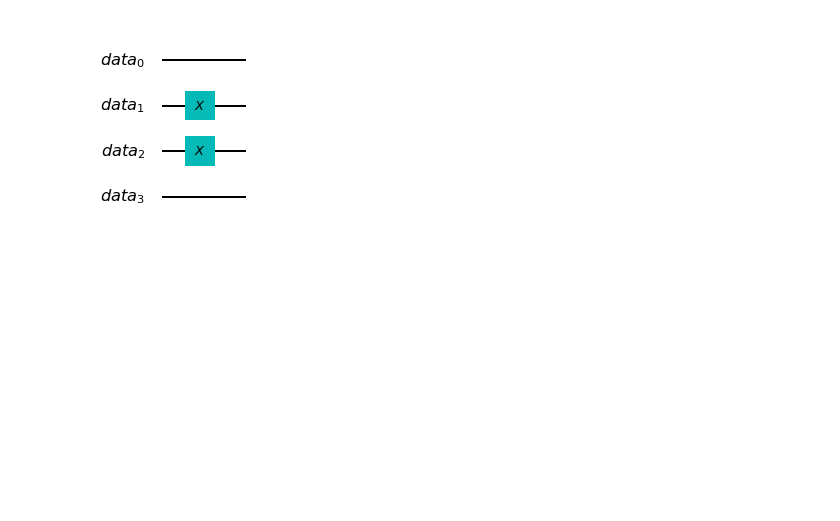
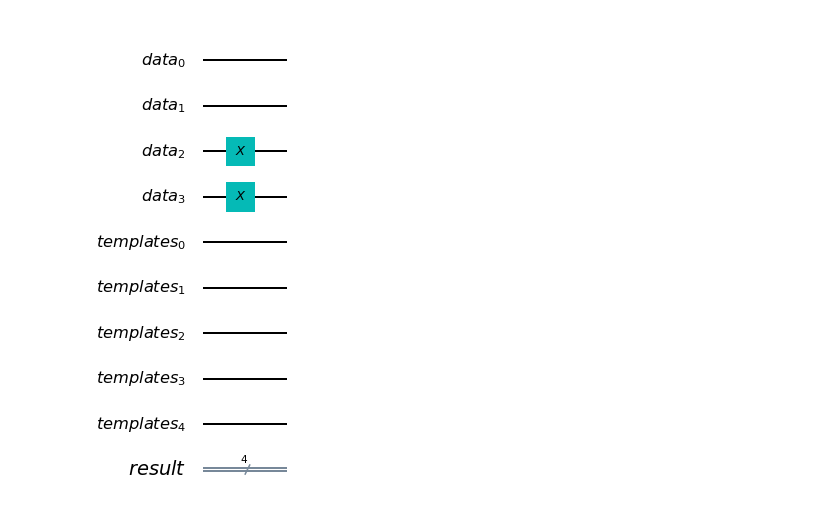
Before and after one commit to Fergus-Hayes/quantum-matched-filter, a Jupyter notebook: qiskit/Untitled3.ipynb, the cells around one changed output. Drawn from its saved outputs; the diff is of its cells as text; code cells hidden in the pictures; blank space fills up the shorter version.

```diff
--- a/qiskit/Untitled3.ipynb
+++ b/qiskit/Untitled3.ipynb
@@ -12,12 +11,25 @@ ibmqfactory.load_account:WARNING:2020-08-03 22:12:21,605: Credentials are alread
 # %%
+#initilization
+
 #data and templates are all in binary form and we compare bit by bit
 #define data register. Completely arbitrary, n is the number of qubits
 n=4
+nanc=1
+a=n+nanc
 data = QuantumRegister(n,'data')
-#data is 0110
-dataCircuit=QuantumCircuit(data)
-dataCircuit.x(data[1])
-dataCircuit.x(data[2])
-dataCircuit.draw(output="mpl")
+templates=QuantumRegister(a,'templates')
+result=ClassicalRegister(n,'result')
+search_Circuit=QuantumCircuit(data,templates,result)
+#anc=QuantumRegister(nanc)
+#the last qubit is the ancilla
+#templates= QuantumRegister(a,'templates')
+#data is 0011
+#search_Circuit=QuantumCircuit(data,templates)
+search_Circuit.x(data[3])
+search_Circuit.x(data[2])
+qubits=search_Circuit.qubits
+search_Circuit.draw(output="mpl")
+#test=QuantumRegister
+#print (QuantumRegister.name)
 # %% [output]
-[figure, old version]
+[figure, new version]
```
Also changed, not shown: parts of 19 cells of this notebook.
